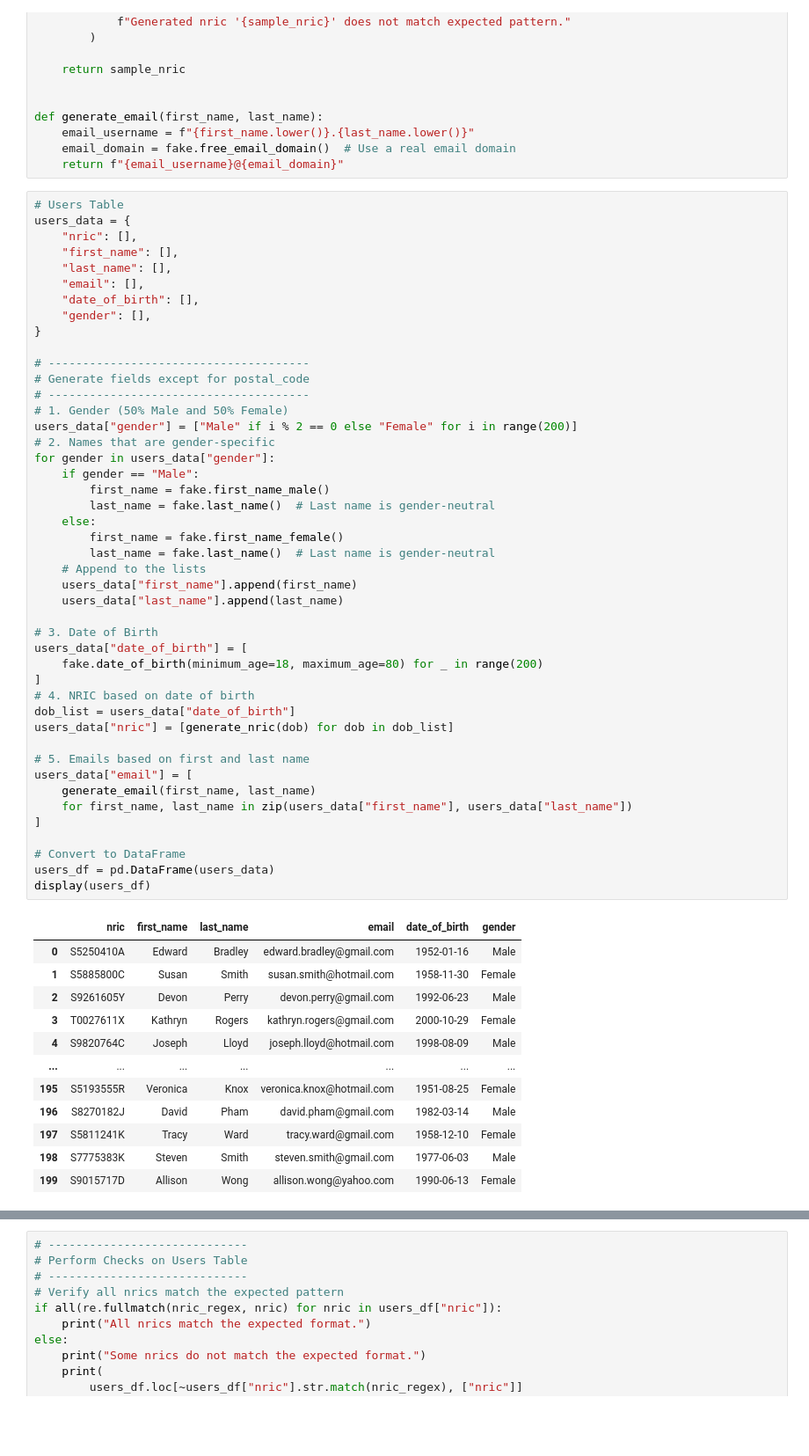
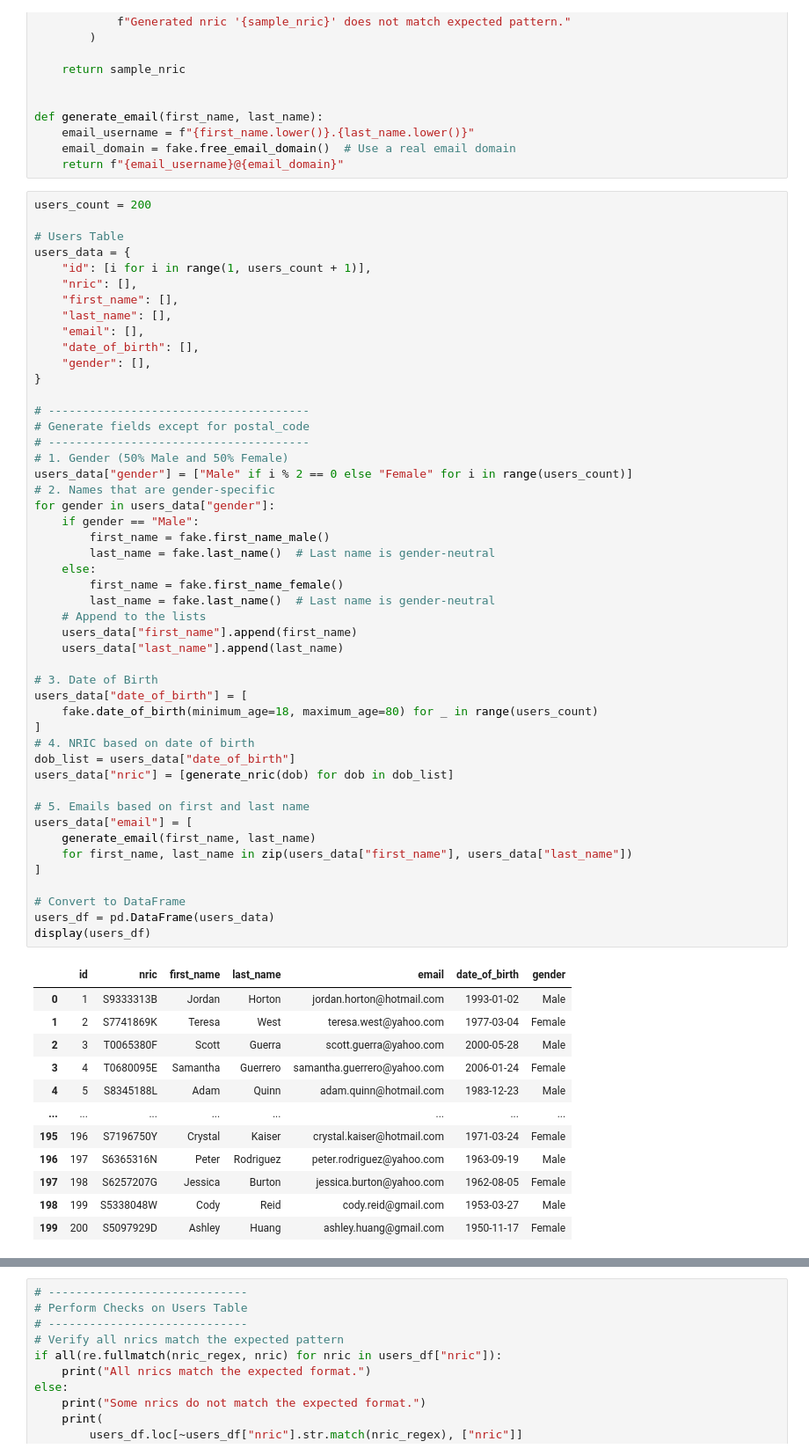
Before and after one commit to 0Upjh80d/agents, a Jupyter notebook: notebooks/genarate_database.ipynb, the cells around one changed output, grey strips where cells are left out. Shown at 88% size. Cells and saved outputs as stored; diff of their text form; blank space fills up the shorter version.

Commit message:
chore: add id columns for users and addresses tables

```diff
--- a/notebooks/genarate_database.ipynb
+++ b/notebooks/genarate_database.ipynb
@@ -320,8 +320,11 @@ def generate_email(first_name, last_name):
     email_domain = fake.free_email_domain()  # Use a real email domain
     return f"{email_username}@{email_domain}"
 # %%
+users_count = 200
+
 # Users Table
 users_data = {
+    "id": [i for i in range(1, users_count + 1)],
     "nric": [],
     "first_name": [],
     "last_name": [],
@@ -334,46 +337,46 @@ users_data = {
 # Generate fields except for postal_code
 # --------------------------------------
 # 1. Gender (50% Male and 50% Female)
-users_data["gender"] = ["Male" if i % 2 == 0 else "Female" for i in range(200)]
+users_data["gender"] = ["Male" if i % 2 == 0 else "Female" for i in range(users_count)]
 # 2. Names that are gender-specific
 for gender in users_data["gender"]:
     if gender == "Male":
         first_name = fake.first_name_male()
         last_name = fake.last_name()  # Last name is gender-neutral
     else:
         first_name = fake.first_name_female()
         last_name = fake.last_name()  # Last name is gender-neutral
     # Append to the lists
     users_data["first_name"].append(first_name)
     users_data["last_name"].append(last_name)
 
 # 3. Date of Birth
 users_data["date_of_birth"] = [
-    fake.date_of_birth(minimum_age=18, maximum_age=80) for _ in range(200)
+    fake.date_of_birth(minimum_age=18, maximum_age=80) for _ in range(users_count)
 ]
 # 4. NRIC based on date of birth
 dob_list = users_data["date_of_birth"]
 users_data["nric"] = [generate_nric(dob) for dob in dob_list]
 
 # 5. Emails based on first and last name
 users_data["email"] = [
     generate_email(first_name, last_name)
     for first_name, last_name in zip(users_data["first_name"], users_data["last_name"])
 ]
 
 # Convert to DataFrame
 users_df = pd.DataFrame(users_data)
 display(users_df)
 # %% [output]
-|  | nric | first_name | last_name | email | date_of_birth | gender |
-| 0 | S5250410A | Edward | Bradley | edward.bradley@gmail.com | 1952-01-16 | Male |
-| 1 | S5885800C | Susan | Smith | susan.smith@hotmail.com | 1958-11-30 | Female |
-| 2 | S9261605Y | Devon | Perry | devon.perry@gmail.com | 1992-06-23 | Male |
-| 3 | T0027611X | Kathryn | Rogers | kathryn.rogers@gmail.com | 2000-10-29 | Female |
-| 4 | S9820764C | Joseph | Lloyd | joseph.lloyd@hotmail.com | 1998-08-09 | Male |
-| ... | ... | ... | ... | ... | ... | ... |
-| 195 | S5193555R | Veronica | Knox | veronica.knox@hotmail.com | 1951-08-25 | Female |
-| 196 | S8270182J | David | Pham | david.pham@gmail.com | 1982-03-14 | Male |
-| 197 | S5811241K | Tracy | Ward | tracy.ward@gmail.com | 1958-12-10 | Female |
-| 198 | S7775383K | Steven | Smith | steven.smith@gmail.com | 1977-06-03 | Male |
-| 199 | S9015717D | Allison | Wong | allison.wong@yahoo.com | 1990-06-13 | Female |
+|  | id | nric | first_name | last_name | email | date_of_birth | gender |
+| 0 | 1 | S9333313B | Jordan | Horton | jordan.horton@hotmail.com | 1993-01-02 | Male |
+| 1 | 2 | S7741869K | Teresa | West | teresa.west@yahoo.com | 1977-03-04 | Female |
+| 2 | 3 | T0065380F | Scott | Guerra | scott.guerra@yahoo.com | 2000-05-28 | Male |
+| 3 | 4 | T0680095E | Samantha | Guerrero | samantha.guerrero@yahoo.com | 2006-01-24 | Female |
+| 4 | 5 | S8345188L | Adam | Quinn | adam.quinn@hotmail.com | 1983-12-23 | Male |
+| ... | ... | ... | ... | ... | ... | ... | ... |
+| 195 | 196 | S7196750Y | Crystal | Kaiser | crystal.kaiser@hotmail.com | 1971-03-24 | Female |
+| 196 | 197 | S6365316N | Peter | Rodriguez | peter.rodriguez@yahoo.com | 1963-09-19 | Male |
+| 197 | 198 | S6257207G | Jessica | Burton | jessica.burton@yahoo.com | 1962-08-05 | Female |
+| 198 | 199 | S5338048W | Cody | Reid | cody.reid@gmail.com | 1953-03-27 | Male |
+| 199 | 200 | S5097929D | Ashley | Huang | ashley.huang@gmail.com | 1950-11-17 | Female |
```
Also changed, not shown: parts of 9 cells of this notebook.
